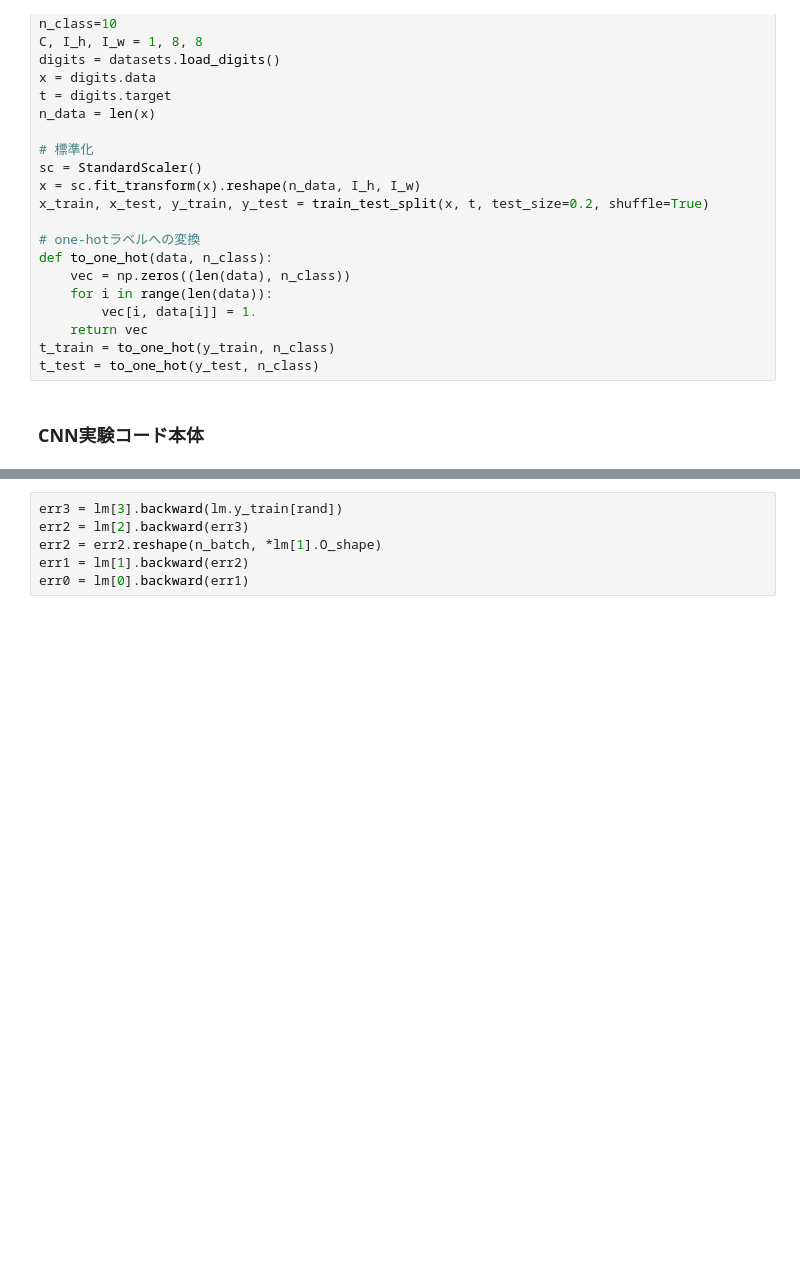
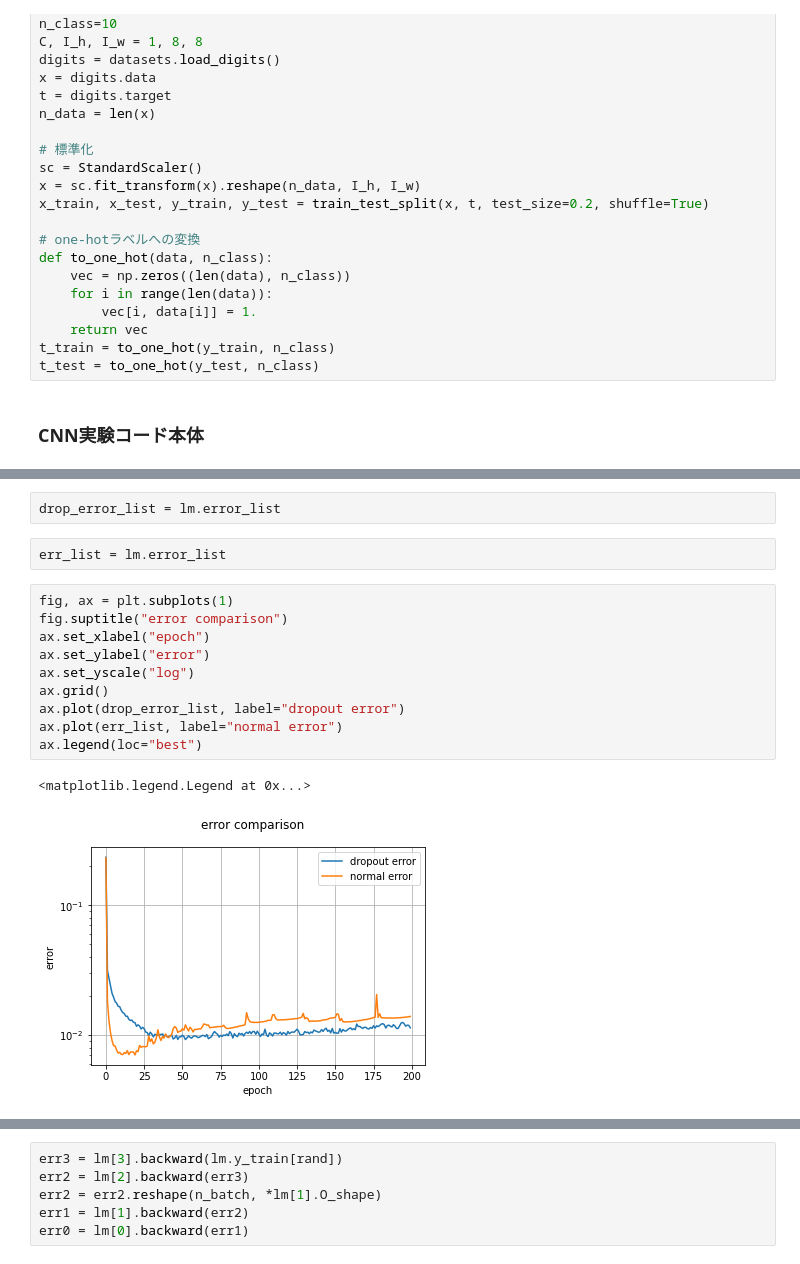
Before and after one commit to kuroitu/DNN_test, a Jupyter notebook: googlecolab_test.ipynb, the cells around one changed output, grey strips where cells are left out. Cells and saved outputs as stored; diff of their text form; blank space fills up the shorter version.

```diff
--- a/googlecolab_test.ipynb
+++ b/googlecolab_test.ipynb
@@ -3239 +2644,18 @@ accuracy rate: 97.58 % (9758/10000)
+# %%
+drop_error_list = lm.error_list
+# %%
+err_list = lm.error_list
+# %%
+fig, ax = plt.subplots(1)
+fig.suptitle("error comparison")
+ax.set_xlabel("epoch")
+ax.set_ylabel("error")
+ax.set_yscale("log")
+ax.grid()
+ax.plot(drop_error_list, label="dropout error")
+ax.plot(err_list, label="normal error")
+ax.legend(loc="best")
+# %% [output]
+<matplotlib.legend.Legend at 0x...>
+[figure, added]
 # %%
```
Also changed, not shown: parts of 43 cells of this notebook.
